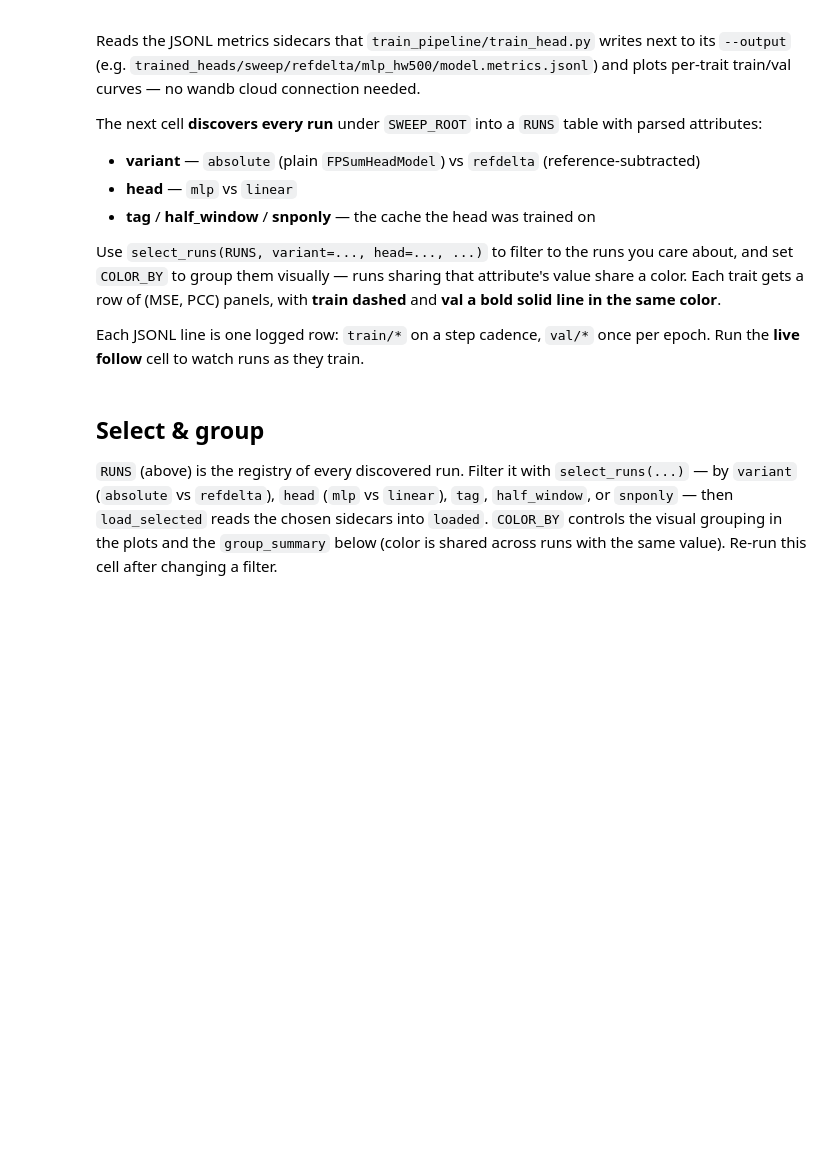
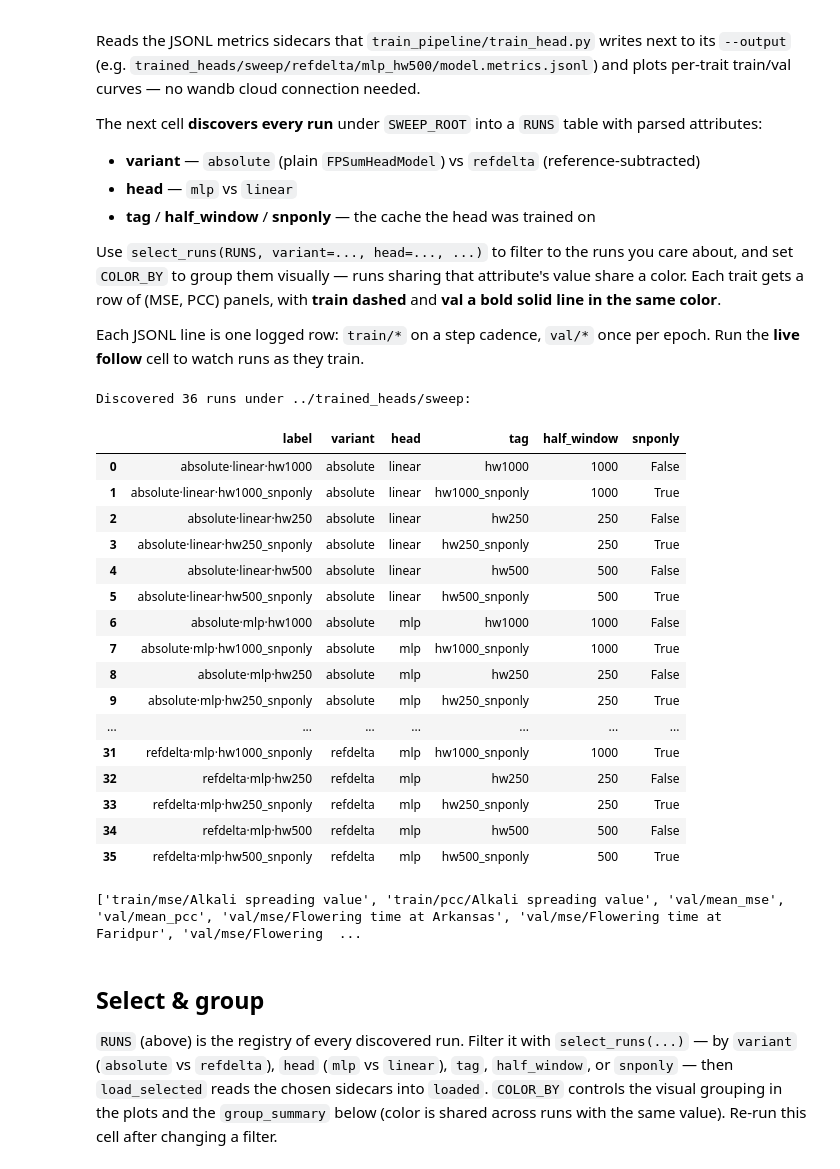
Before and after one commit to amdson/svar, a Jupyter notebook: train_pipeline/track_training.ipynb, the cells around one changed output. Saved outputs shown, nothing was run; the diff lists cells and outputs as text; code cells hidden in the pictures; blank space fills up the shorter version.

```diff
--- a/train_pipeline/track_training.ipynb
+++ b/train_pipeline/track_training.ipynb
@@ -143,6 +143,8 @@ def summary_table(loaded, traits, metric="pcc", split="val"):
             col = f"{split}/{metric}/{trait}"
             if col in df.columns and df[col].notna().any():
                 s[trait] = df[col].dropna().iloc[-1]
+        if 'mean_pcc' in df.columns:
+            s['mean_pcc'] = df['mean_pcc'].dropna().iloc[-1]
         cols[label] = s
     return pd.DataFrame(cols)
 
@@ -168,33 +170,56 @@ def plot_traits(loaded, traits, color_by="label", show_train=True):
     colors = _color_map(loaded, color_by)
     for row, trait in enumerate(traits):
         for ax, metric in [(axes[row][0], "mse"), (axes[row][1], "pcc")]:
             seen = set()
             for info in loaded.values():
                 df = info["df"]
                 color = colors[info[color_by]]
                 splits = [("val", "-", 2.5, 1.0)]
                 if show_train:
                     splits.append(("train", "--", 1.5, 0.6))
                 for split, ls, lw, alpha in splits:
                     col = f"{split}/{metric}/{trait}"
                     if col not in df.columns:
                         continue
                     sub = df.dropna(subset=[col, "step"])
                     if not len(sub):
                         continue
                     leg = f"{info[color_by]} · {split}"
                     lbl = leg if leg not in seen else None
                     seen.add(leg)
                     ax.plot(sub["step"], sub[col], linestyle=ls, linewidth=lw,
                             alpha=alpha, color=color, label=lbl)
             ax.set(xlabel="step", ylabel=metric, title=f"{trait} — {metric}")
             ax.legend(fontsize=8)
     fig.tight_layout()
     plt.show()
 
 RUNS = discover_runs()
 print(f"Discovered {len(RUNS)} runs under {SWEEP_ROOT}:")
 RUNS[["label", "variant", "head", "tag", "half_window", "snponly"]]
+# %% [output]
+Discovered 36 runs under ../trained_heads/sweep:
+|  | label | variant | head | tag | half_window | snponly |
+| 0 | absolute·linear·hw1000 | absolute | linear | hw1000 | 1000 | False |
+| 1 | absolute·linear·hw1000_snponly | absolute | linear | hw1000_snponly | 1000 | True |
+| 2 | absolute·linear·hw250 | absolute | linear | hw250 | 250 | False |
+| 3 | absolute·linear·hw250_snponly | absolute | linear | hw250_snponly | 250 | True |
+| 4 | absolute·linear·hw500 | absolute | linear | hw500 | 500 | False |
+| 5 | absolute·linear·hw500_snponly | absolute | linear | hw500_snponly | 500 | True |
+| 6 | absolute·mlp·hw1000 | absolute | mlp | hw1000 | 1000 | False |
+| 7 | absolute·mlp·hw1000_snponly | absolute | mlp | hw1000_snponly | 1000 | True |
+| 8 | absolute·mlp·hw250 | absolute | mlp | hw250 | 250 | False |
+| 9 | absolute·mlp·hw250_snponly | absolute | mlp | hw250_snponly | 250 | True |
+| ... | ... | ... | ... | ... | ... | ... |
+| 31 | refdelta·mlp·hw1000_snponly | refdelta | mlp | hw1000_snponly | 1000 | True |
+| 32 | refdelta·mlp·hw250 | refdelta | mlp | hw250 | 250 | False |
+| 33 | refdelta·mlp·hw250_snponly | refdelta | mlp | hw250_snponly | 250 | True |
+| 34 | refdelta·mlp·hw500 | refdelta | mlp | hw500 | 500 | False |
+| 35 | refdelta·mlp·hw500_snponly | refdelta | mlp | hw500_snponly | 500 | True |
+# %%
+print([c for c in loaded['absolute·linear·hw1000']['df'].columns if 'val' in c])
+# %% [output]
+['train/mse/Alkali spreading value', 'train/pcc/Alkali spreading value', 'val/mean_mse', 'val/mean_pcc', 'val/mse/Flowering time at Arkansas', 'val/mse/Flowering time at Faridpur', 'val/mse/Flowering  ...
 # %% [markdown]
 ## Select & group
 
```
Also changed, not shown: parts of 3 cells of this notebook, 9 other files.
